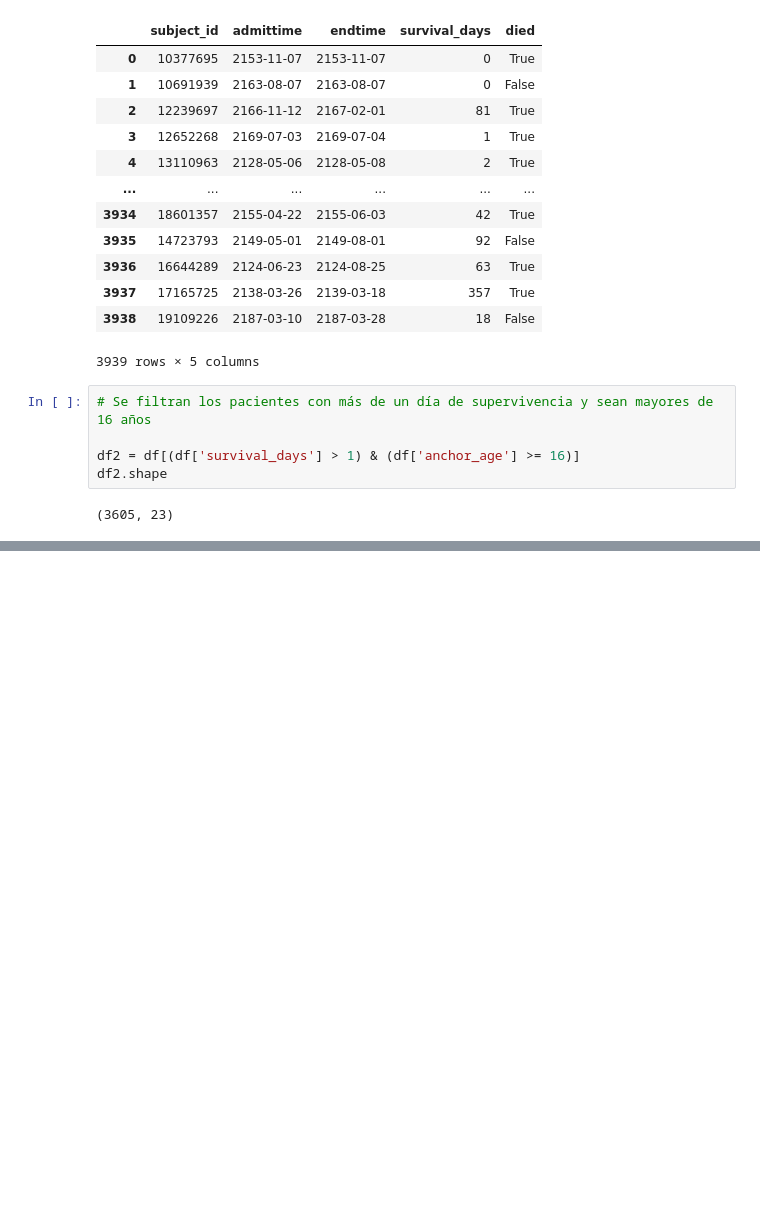
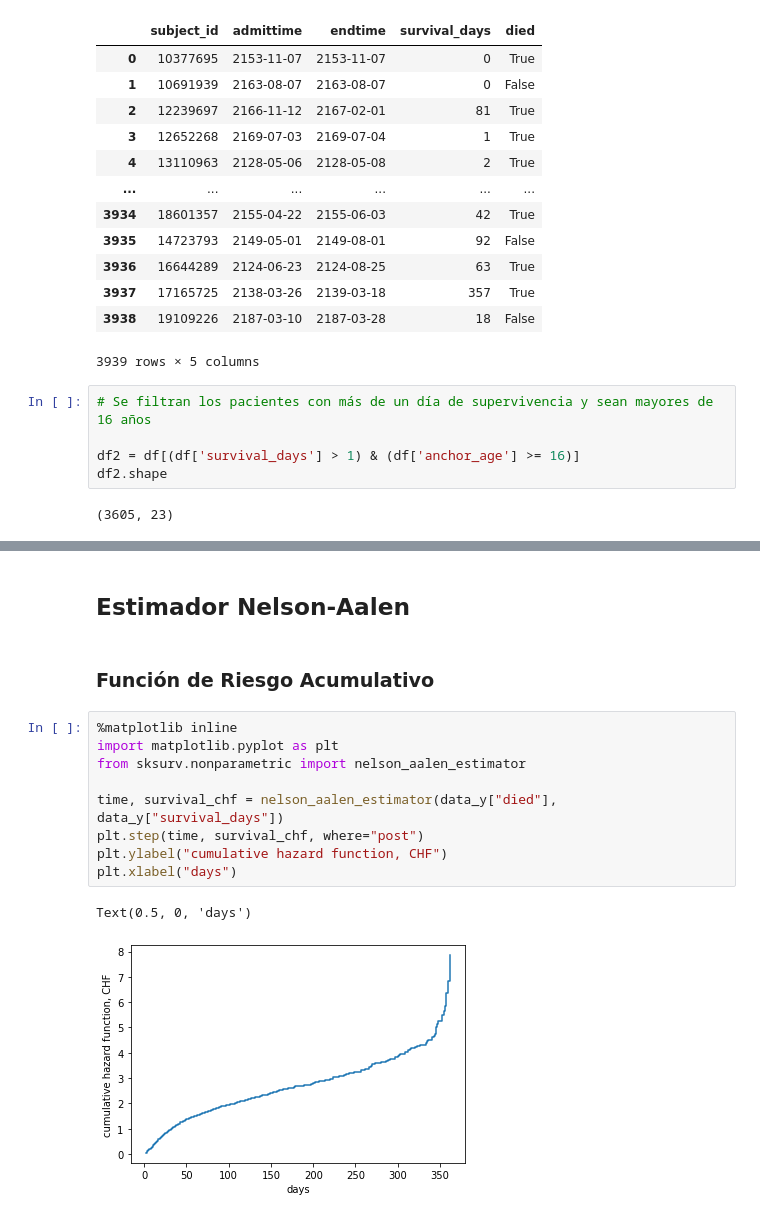
Before and after one commit to smenaaliaga/tesis_magister, a Jupyter notebook: data_mimic_iv.ipynb, the cells around one changed output, grey strips where cells are left out. Drawn from its saved outputs; the diff is of its cells as text; blank space fills up the shorter version.

```diff
--- a/data_mimic_iv.ipynb
+++ b/data_mimic_iv.ipynb
@@ -229,0 +253,16 @@ df2.loc[:, ['survival_days', 'died']].head()
+# %% [markdown]
+## Estimador Nelson-Aalen
+# %% [markdown]
+### Función de Riesgo Acumulativo
+# %%
+%matplotlib inline
+import matplotlib.pyplot as plt
+from sksurv.nonparametric import nelson_aalen_estimator
+
+time, survival_chf = nelson_aalen_estimator(data_y["died"], data_y["survival_days"])
+plt.step(time, survival_chf, where="post")
+plt.ylabel("cumulative hazard function, CHF")
+plt.xlabel("days")
+# %% [output]
+Text(0.5, 0, 'days')
+[figure, added]
```
Also changed, not shown: parts of 8 cells of this notebook.
